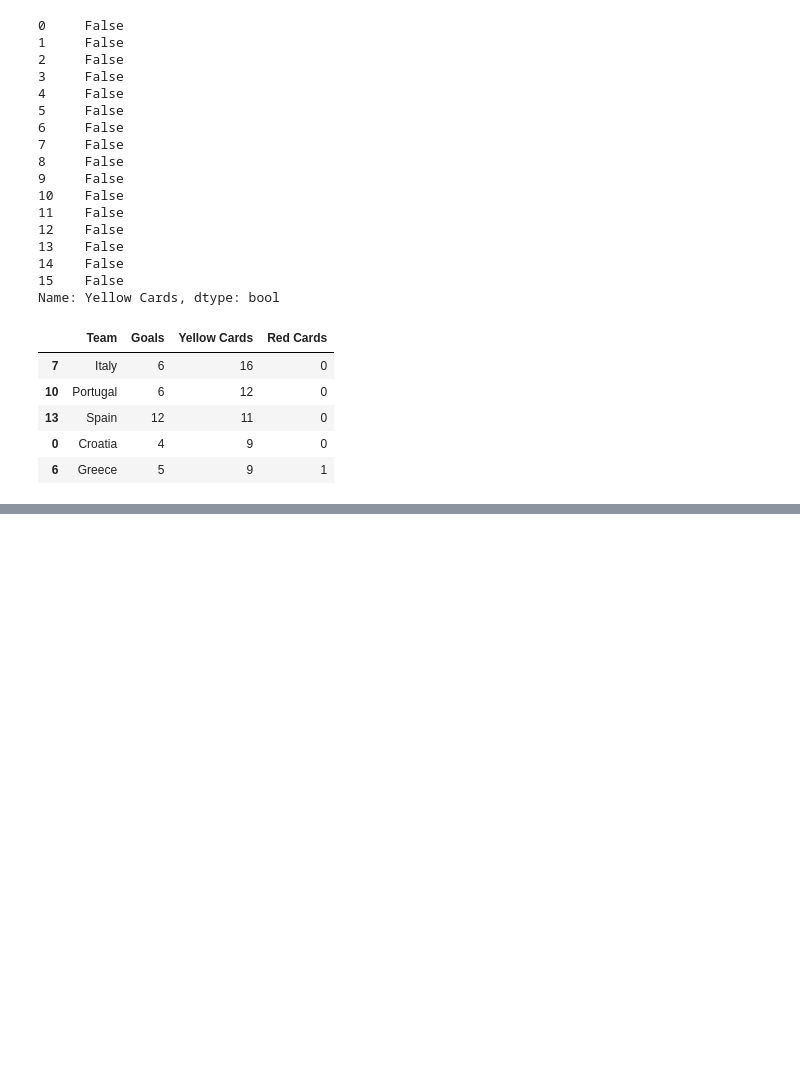
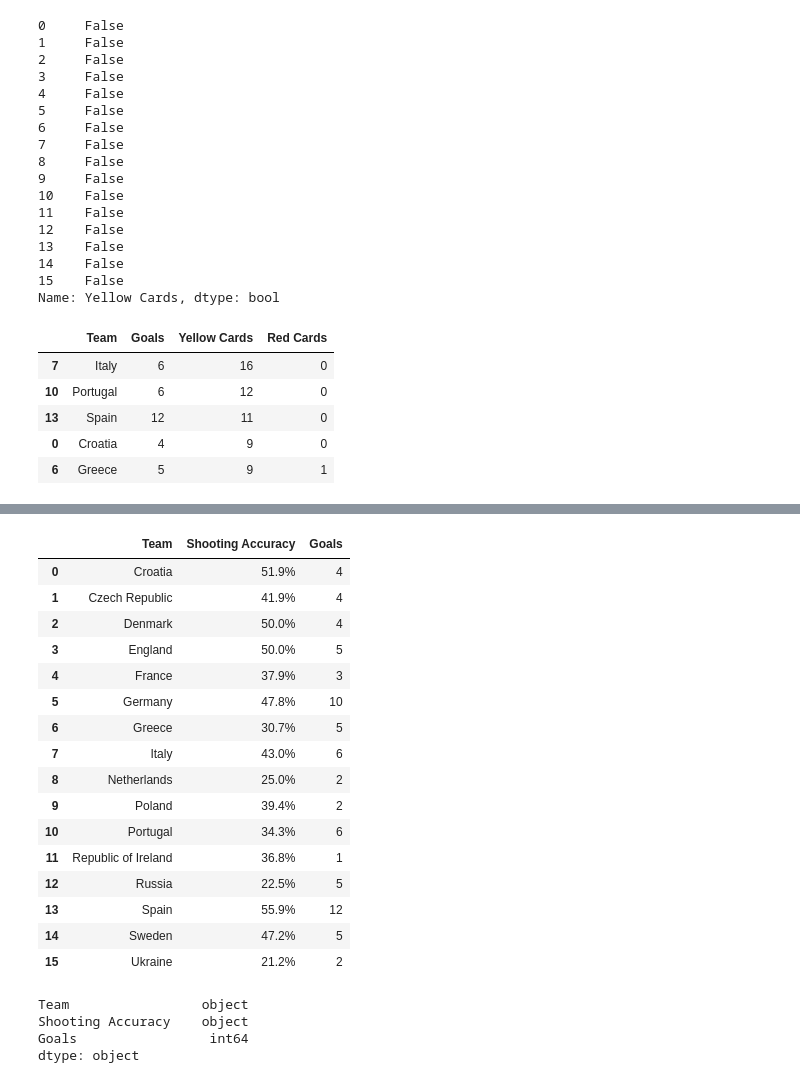
Before and after one commit to RangeshPandianPT/Data-Science_with-ML, a Jupyter notebook: Pandas_Crash_Course.ipynb, the cells around one changed output, grey strips where cells are left out. Drawn from its saved outputs; the diff is of its cells as text; code cells hidden in the pictures; blank space fills up the shorter version.

```diff
--- a/Pandas_Crash_Course.ipynb
+++ b/Pandas_Crash_Course.ipynb
@@ -616,0 +650,29 @@ filtered_data.sort_values(by="Yellow Cards",ascending = False).head()
+# %%
+#Task-1  sorting according to accuracy rate
+filtered_data_2 = euro_2012[["Team","Shooting Accuracy","Goals"]]
+filtered_data_2
+# %% [output]
+|  | Team | Shooting Accuracy | Goals |
+| 0 | Croatia | 51.9% | 4 |
+| 1 | Czech Republic | 41.9% | 4 |
+| 2 | Denmark | 50.0% | 4 |
+| 3 | England | 50.0% | 5 |
+| 4 | France | 37.9% | 3 |
+| 5 | Germany | 47.8% | 10 |
+| 6 | Greece | 30.7% | 5 |
+| 7 | Italy | 43.0% | 6 |
+| 8 | Netherlands | 25.0% | 2 |
+| 9 | Poland | 39.4% | 2 |
+| 10 | Portugal | 34.3% | 6 |
+| 11 | Republic of Ireland | 36.8% | 1 |
+| 12 | Russia | 22.5% | 5 |
+| 13 | Spain | 55.9% | 12 |
+| 14 | Sweden | 47.2% | 5 |
+| 15 | Ukraine | 21.2% | 2 |
+# %%
+filtered_data_2.dtypes
+# %% [output]
+Team                 object
+Shooting Accuracy    object
+Goals                 int64
+dtype: object
```
Also changed, not shown: parts of 6 cells of this notebook.
